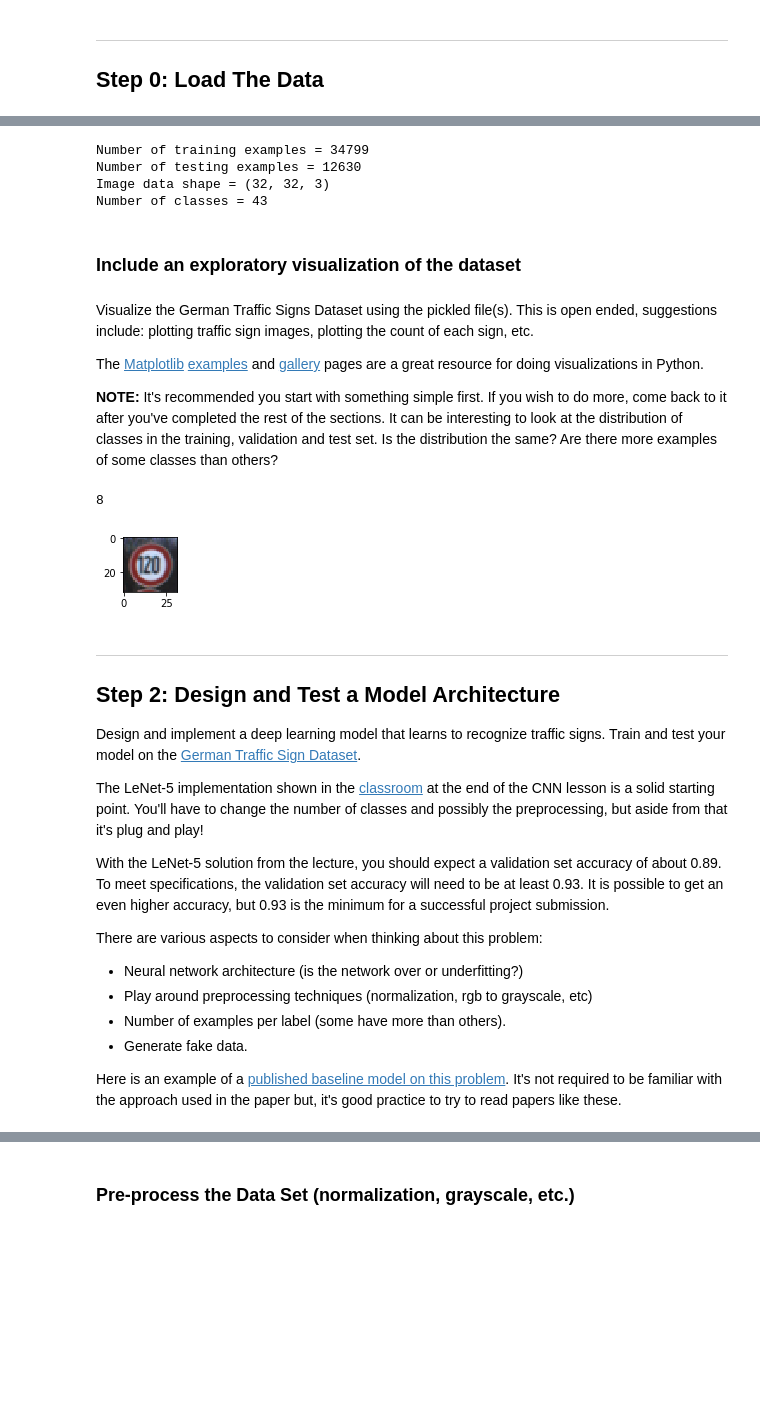
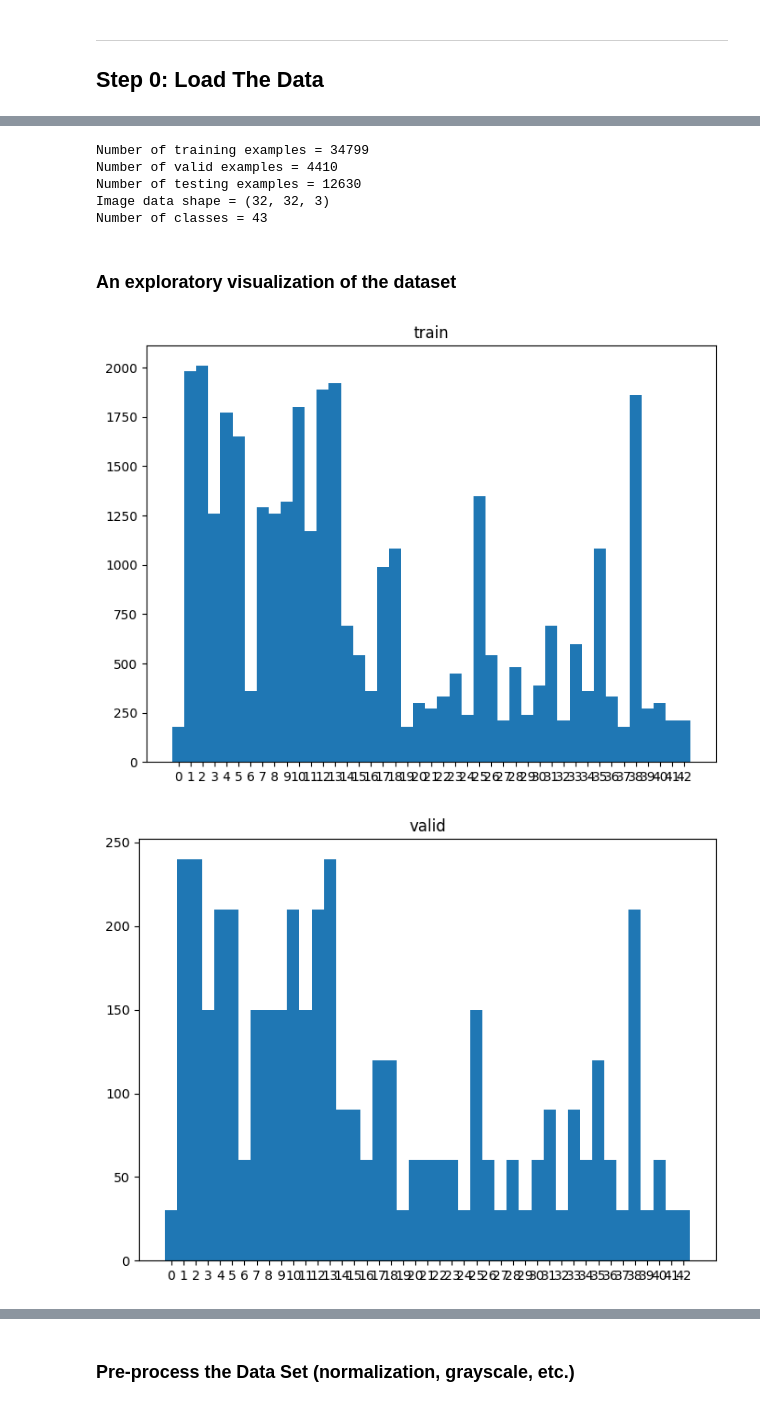
Before and after one commit to siatwangmin/CarND-Traffic-Sign-Classifier-Project, a Jupyter notebook: Traffic_Sign_Classifier.ipynb, the cells around one changed output, grey strips where cells are left out. Saved outputs shown, nothing was run; the diff lists cells and outputs as text; code cells hidden in the pictures; blank space fills up the shorter version.

```diff
--- a/Traffic_Sign_Classifier.ipynb
+++ b/Traffic_Sign_Classifier.ipynb
@@ -75,55 +54,48 @@ image_shape = X_train[0].shape
 n_classes = len(np.unique(y_train))
 
 print("Number of training examples =", n_train)
+print("Number of valid examples =", n_validation)
 print("Number of testing examples =", n_test)
 print("Image data shape =", image_shape)
 print("Number of classes =", n_classes)
 # %% [output]
 Number of training examples = 34799
+Number of valid examples = 4410
 Number of testing examples = 12630
 Image data shape = (32, 32, 3)
 Number of classes = 43
 # %% [markdown]
-### Include an exploratory visualization of the dataset
+### An exploratory visualization of the dataset
-# %% [markdown]
-Visualize the German Traffic Signs Dataset using the pickled file(s). This is open ended, suggestions include: plotting traffic sign images, plotting the count of each sign, etc.
-
-The [Matplotlib](http://matplotlib.org/) [examples](http://matplotlib.org/examples/index.html) and [gallery](http://matplotlib.org/gallery.html) pages are a great resource for doing visualizations in Python.
-
-**NOTE:** It's recommended you start with something simple first. If you wish to do more, come back to it after you've completed the rest of the sections. It can be interesting to look at the distribution of classes in the training, validation and test set. Is the distribution the same? Are there more examples of some classes than others?
-# %%
-### Data exploration visualization code goes here.
-### Feel free to use as many code cells as needed.
-import matplotlib.pyplot as plt
-import random
-# Visualizations will be shown in the notebook.
-%matplotlib inline
-
-index = random.randint(0, len(X_train))
-image = X_train[index].squeeze()
-
-plt.figure(figsize=(1,1))
-plt.imshow(image, cmap="gray")
-print(y_train[index])
-# %% [output]
-8
-[figure, removed]
-# %% [markdown]
-----
-
-## Step 2: Design and Test a Model Architecture
-
-Design and implement a deep learning model that learns to recognize traffic signs. Train and test your model on the [German Traffic Sign Dataset](http://benchmark.ini.rub.de/?section=gtsrb&subsection=dataset).
-
-The LeNet-5 implementation shown in the [classroom](https://classroom.udacity.com/nanodegrees/nd013/parts/fbf77062-5703-404e-b60c-95b78b2f3f9e/modules/6df7ae49-c61c-4bb2-a23e-6527e69209ec/lessons/601ae704-1035-4287-8b11-e2c2716217ad/concepts/d4aca031-508f-4e0b-b493-e7b706120f81) at the end of the CNN lesson is a solid starting point. You'll have to change the number of classes and possibly the preprocessing, but aside from that it's plug and play!
-
-With the LeNet-5 solution from the lecture, you should expect a validation set accuracy of about 0.89. To meet specifications, the validation set accuracy will need to be at least 0.93. It is possible to get an even higher accuracy, but 0.93 is the minimum for a successful project submission.
-
-There are various aspects to consider when thinking about this problem:
-
-- Neural network architecture (is the network over or underfitting?)
-- Play around preprocessing techniques (normalization, rgb to grayscale, etc)
-- Number of examples per label (some have more than others).
-- Generate fake data.
-
-Here is an example of a [published baseline model on this problem](http://yann.lecun.com/exdb/publis/pdf/sermanet-ijcnn-11.pdf). It's not required to be familiar with the approach used in the paper but, it's good practice to try to read papers like these.
+# %%
+### Data exploration visualization code goes here.
+### Feel free to use as many code cells as needed.
+import matplotlib.pyplot as plt
+import random
+# Visualizations will be shown in the notebook.
+%matplotlib inline
+
+a = np.arange(-0.5, 43.5, 1.0)
+plt.figure(num=1, figsize=(8, 6), dpi=100, facecolor='w', edgecolor='k')
+
+plt.hist(y_train, bins = a)
+plt.title("train")
+# plt.yticks([y for y in range(max(ys) + 1)])
+plt.xticks(np.arange(0, 43, 1))
+
+
+plt.figure(num=2, figsize=(8, 6), dpi=100, facecolor='w', edgecolor='k')
+plt.hist(y_valid, bins =  a)
+plt.title("valid")
+plt.xticks(np.arange(0, 43, 1))
+
+
+plt.figure(num=3, figsize=(8, 6), dpi=100, facecolor='w', edgecolor='k')
+plt.hist(y_test, bins = a )
+plt.xticks(np.arange(0, 43, 1))
+plt.title("test")
+
+
+plt.show()
+# %% [output]
+[figure, added]
+[figure, added]
```
Also changed, not shown: parts of 31 cells of this notebook, 9 other files.
